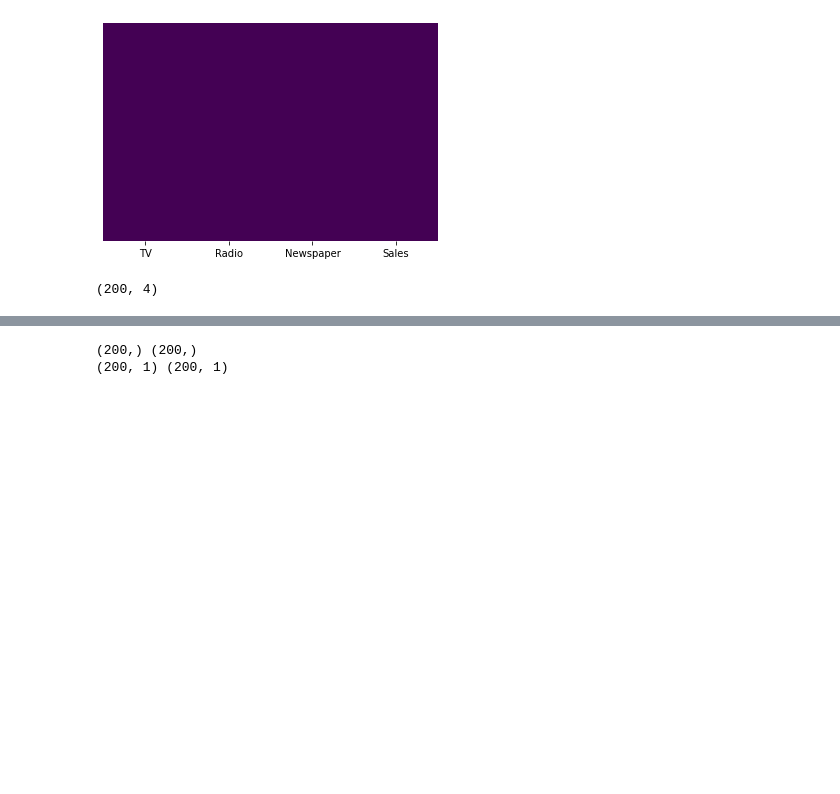
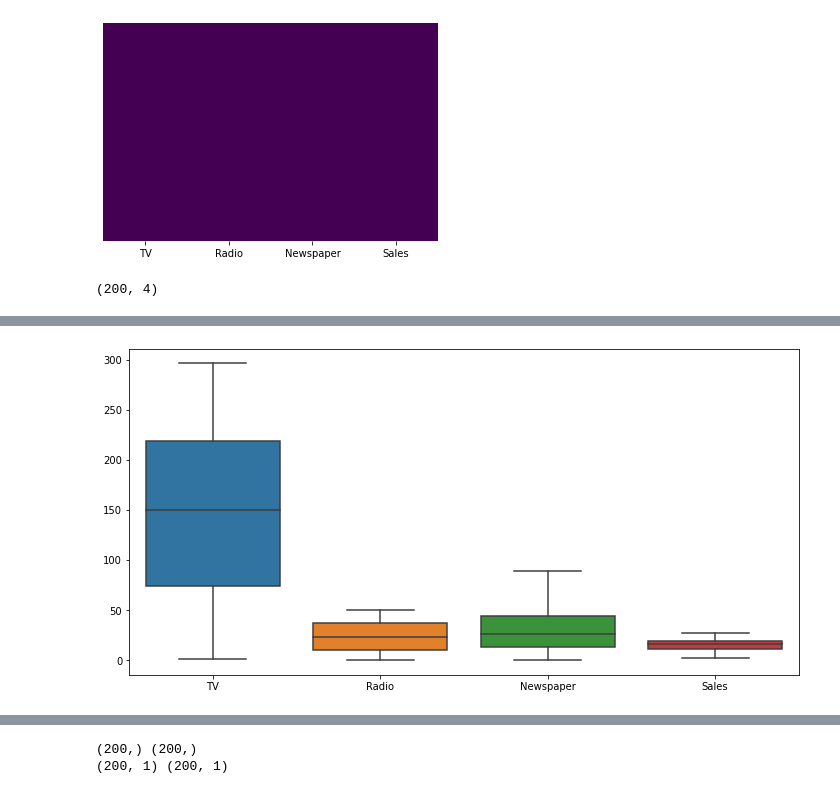
Before and after one commit to Maheshcheegiti/FML, a Jupyter notebook: Univariate_Regression_on_Company_Dataset.ipynb, the cells around one changed output, grey strips where cells are left out. Saved outputs shown, nothing was run; the diff lists cells and outputs as text; code cells hidden in the pictures; blank space fills up the shorter version.

```diff
--- a/Univariate_Regression_on_Company_Dataset.ipynb
+++ b/Univariate_Regression_on_Company_Dataset.ipynb
@@ -39,0 +78,8 @@ company.shape
+# %%
+company["Newspaper"]=company["Newspaper"].replace(outlier,company["Newspaper"].mean())
+# %%
+plt.figure(figsize=(12, 6))
+sns.boxplot(data=company)
+plt.show()
+# %% [output]
+[figure, added]
```
Also changed, not shown: parts of 9 cells of this notebook.
